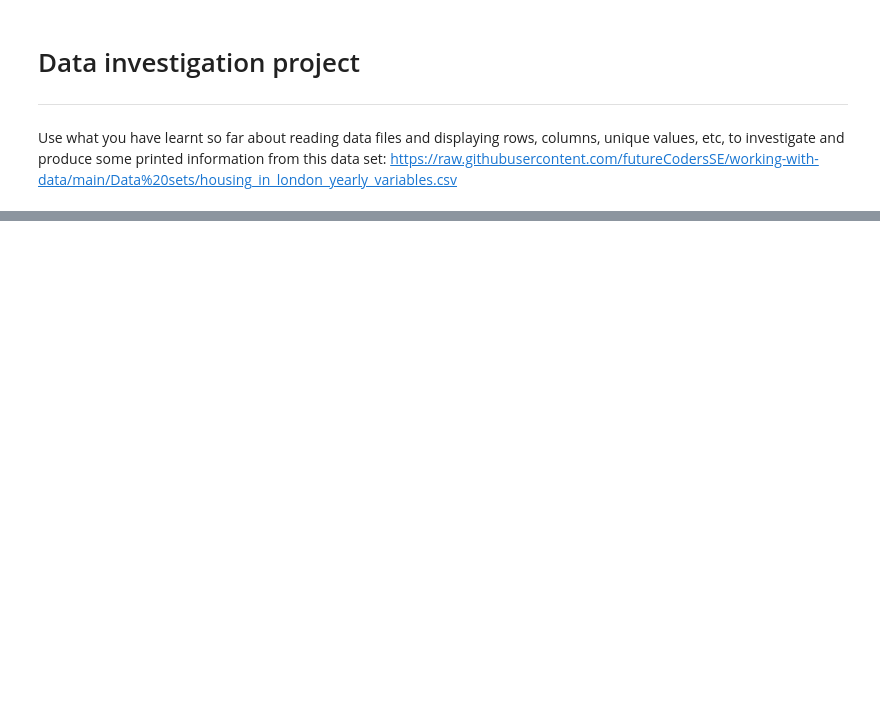
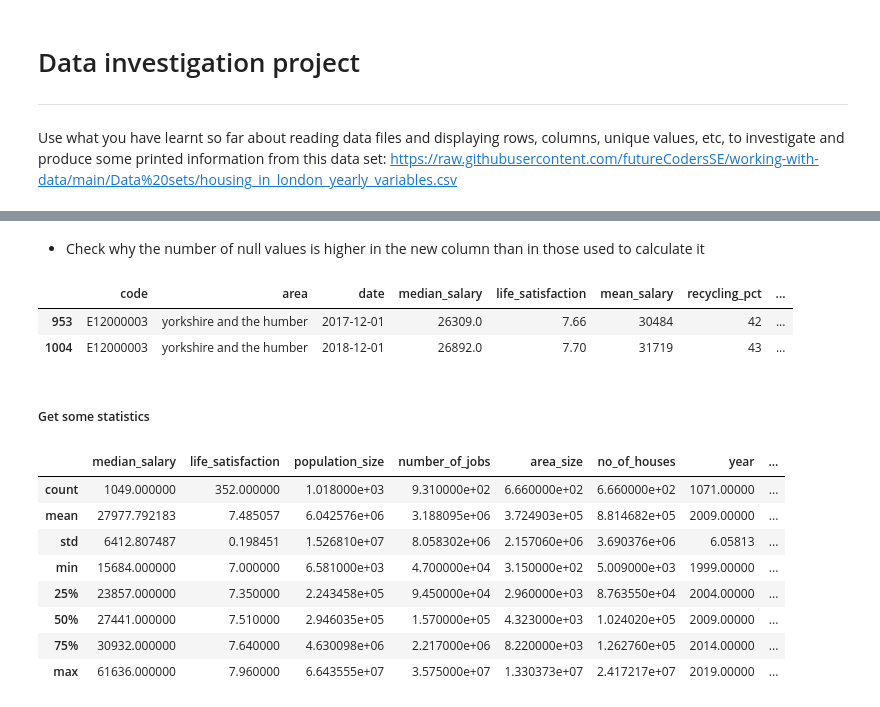
Before and after one commit to blazaropinto/portfolio_PDA_Data_Science, a Jupyter notebook: Data_Investigation_Project.ipynb, the cells around one changed output, grey strips where cells are left out. Drawn from its saved outputs; the diff is of its cells as text; code cells hidden in the pictures; blank space fills up the shorter version.

```diff
--- a/Data_Investigation_Project.ipynb
+++ b/Data_Investigation_Project.ipynb
@@ -79,0 +128,22 @@ wales : 3020000.5
+# %% [markdown]
+* Check why the number of null values is higher in the new column than in those used to calculate it
+# %%
+df[~df.number_of_jobs.isna() & df.jobs_pp.isna()]
+# %% [output]
+|  | code | area | date | median_salary | life_satisfaction | mean_salary | recycling_pct | ... |
+| 953 | E12000003 | yorkshire and the humber | 2017-12-01 | 26309.0 | 7.66 | 30484 | 42 | ... |
+| 1004 | E12000003 | yorkshire and the humber | 2018-12-01 | 26892.0 | 7.70 | 31719 | 43 | ... |
+# %% [markdown]
+##### Get some statistics
+# %%
+df.describe()
+# %% [output]
+|  | median_salary | life_satisfaction | population_size | number_of_jobs | area_size | no_of_houses | year | ... |
+| count | 1049.000000 | 352.000000 | 1.018000e+03 | 9.310000e+02 | 6.660000e+02 | 6.660000e+02 | 1071.00000 | ... |
+| mean | 27977.792183 | 7.485057 | 6.042576e+06 | 3.188095e+06 | 3.724903e+05 | 8.814682e+05 | 2009.00000 | ... |
+| std | 6412.807487 | 0.198451 | 1.526810e+07 | 8.058302e+06 | 2.157060e+06 | 3.690376e+06 | 6.05813 | ... |
+| min | 15684.000000 | 7.000000 | 6.581000e+03 | 4.700000e+04 | 3.150000e+02 | 5.009000e+03 | 1999.00000 | ... |
+| 25% | 23857.000000 | 7.350000 | 2.243458e+05 | 9.450000e+04 | 2.960000e+03 | 8.763550e+04 | 2004.00000 | ... |
+| 50% | 27441.000000 | 7.510000 | 2.946035e+05 | 1.570000e+05 | 4.323000e+03 | 1.024020e+05 | 2009.00000 | ... |
+| 75% | 30932.000000 | 7.640000 | 4.630098e+06 | 2.217000e+06 | 8.220000e+03 | 1.262760e+05 | 2014.00000 | ... |
+| max | 61636.000000 | 7.960000 | 6.643555e+07 | 3.575000e+07 | 1.330373e+07 | 2.417217e+07 | 2019.00000 | ... |
```
Also changed, not shown: parts of 21 cells of this notebook.
